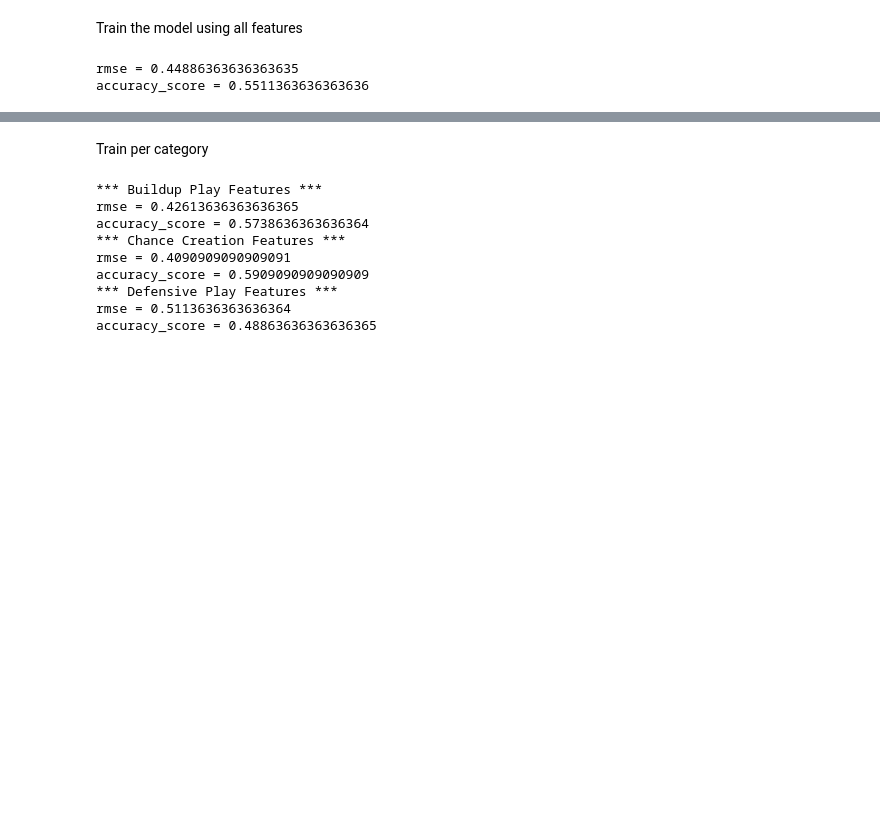
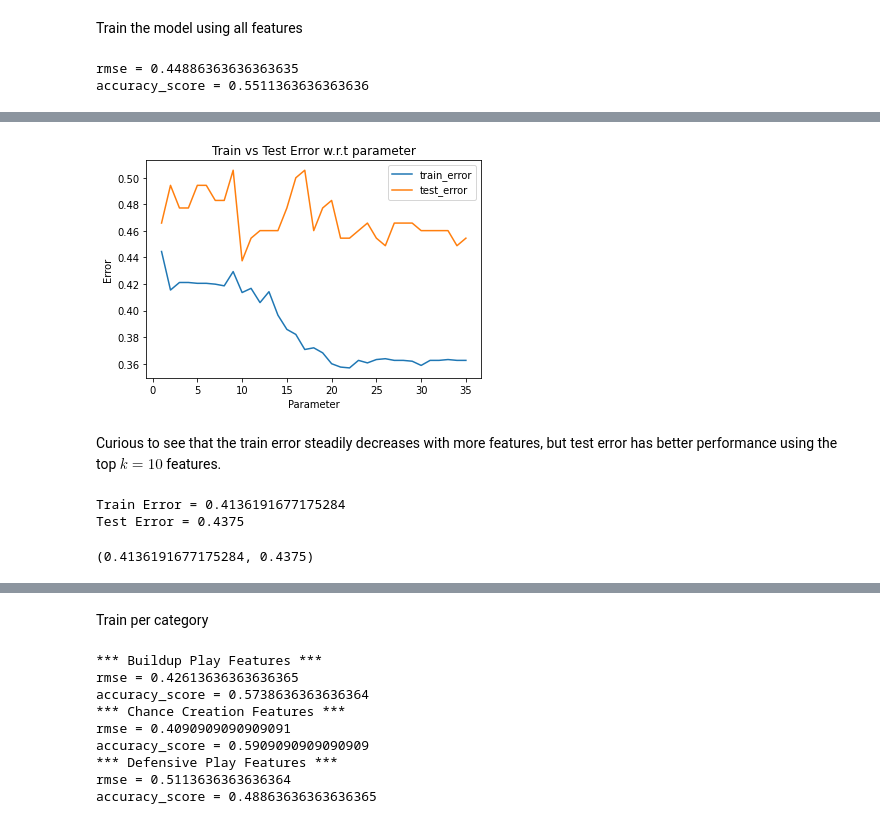
Before and after one commit to XanderYoon/ML_Soccer_Predictions, a Jupyter notebook: logistic_regression.ipynb, the cells around one changed output, grey strips where cells are left out. Saved outputs shown, nothing was run; the diff lists cells and outputs as text; code cells hidden in the pictures; blank space fills up the shorter version.

Commit message:
attempted top parameters

```diff
--- a/logistic_regression.ipynb
+++ b/logistic_regression.ipynb
@@ -320,0 +317,3 @@ accuracy_score = 0.5511363636363636
+# %%
+top_k_attr_features = helpers.find_top_k_performing_important_features(attr_data, sorted_attr_importances)
+top_k_attr_features[0]
@@ -320,0 +331,14 @@ accuracy_score = 0.5511363636363636
+# %%
+train_error, test_error, parameters = top_k_attr_features[1]
+helpers.plot_errors(train_error, test_error, parameters)
+# %% [output]
+[figure, added]
+# %% [markdown]
+Curious to see that the train error steadily decreases with more features, but test error has better performance using the top $k = 10$ features.
+# %%
+top_k_attr_lr = logistic_regression(attr_data[top_k_attr_features[0] + [binary_class_label]], top_k_attr_features[0], suppress_print=True)
+train_test_error(top_k_attr_lr, top_k_attr_features[0])
+# %% [output]
+Train Error = 0.4136191677175284
+Test Error = 0.4375
+(0.4136191677175284, 0.4375)
```
Also changed, not shown: parts of 18 cells of this notebook, 2 other files.
